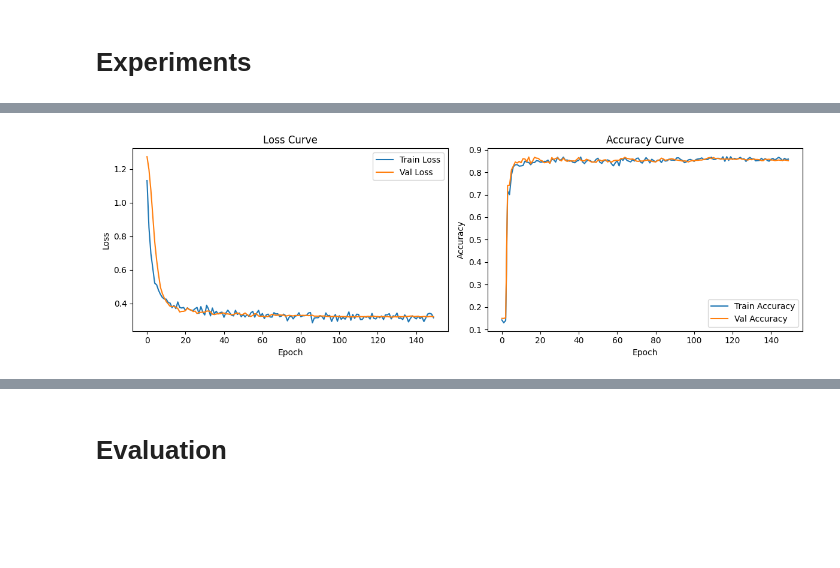
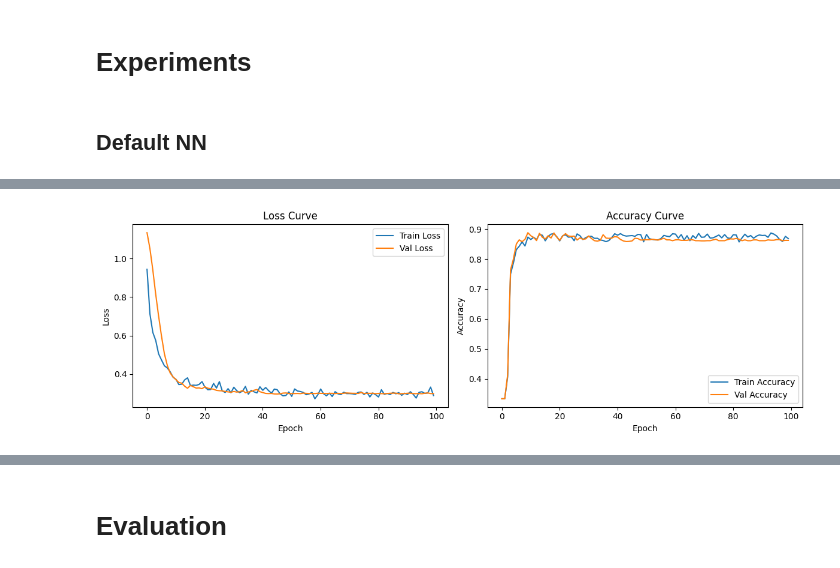
Before and after one commit to gamemeine/ssne, a Jupyter notebook: ex3/main.ipynb, the cells around one changed output, grey strips where cells are left out. Drawn from its saved outputs; the diff is of its cells as text; code cells hidden in the pictures; blank space fills up the shorter version.

Commit message:
Setup 2 models

```diff
--- a/ex3/main.ipynb
+++ b/ex3/main.ipynb
@@ -129,5 +177,8 @@ class_weights
 # %%
 from data import to_dataloader
 
-train_loader = to_dataloader(X_train, y_train.values, batch_size=1024, class_weights=class_weights)
-val_loader = to_dataloader(X_val, y_val.values)
+train_loader_oh = to_dataloader(X_train_oh, y_train.values, batch_size=1024, class_weights=class_weights)
+val_loader_oh = to_dataloader(X_val_oh, y_val.values)
+
+train_loader_ie = to_dataloader(X_train_ie, y_train.values, batch_size=1024, class_weights=class_weights)
+val_loader_ie = to_dataloader(X_val_ie, y_val.values)
@@ -139,0 +185,6 @@ Vector size:  33
+# %%
+vector_size_oh = X_train_oh.shape[1]
+vector_size_ie = X_train_ie.shape[1]
+
+print("Vector size (one-hot encoded): ", vector_size_oh)
+print("Vector size (index encoded): ", vector_size_ie)
@@ -148,7 +202,7 @@ Number of classes:  3
 # %%
 import torch.nn as nn
 
-class NeuralNetwork(nn.Module):
+class DefaultNeuralNetwork(nn.Module):
     def __init__(self, input_size: int, output_size: int = 1, dropout: float = 0.2):
         super().__init__()
 
@@ -178,24 +286,29 @@ class NeuralNetwork(nn.Module):
 # %% [markdown]
 # Experiments
 # %%
-def ordinal_loss(preds, targets):
+def ordinal_loss(preds, targets, weights=(0.5, 2)):
     target1 = (targets > 0).float()
     target2 = (targets > 1).float()
 
-    loss1 = nn.BCEWithLogitsLoss(pos_weight=torch.tensor(0.75))(preds[:, 0], target1)
-    loss2 = nn.BCEWithLogitsLoss(pos_weight=torch.tensor(2))(preds[:, 1], target2)
+    target1_weight, target2_weight = weights
+
+    loss1 = nn.BCEWithLogitsLoss(pos_weight=torch.tensor(target1_weight))(preds[:, 0], target1)
+    loss2 = nn.BCEWithLogitsLoss(pos_weight=torch.tensor(target2_weight))(preds[:, 1], target2)
 
     return loss1 + loss2
+# %% [markdown]
+## Default NN
 # %%
 from train import Trainer
 
-model = NeuralNetwork(input_size=vector_size, output_size=num_classes-1, dropout=0.1)
-optim = torch.optim.AdamW(model.parameters(), lr=1e-4, weight_decay=2e-1)
+nn_model = DefaultNeuralNetwork(input_size=vector_size_oh, output_size=num_classes-1, dropout=0.1)
+optim = torch.optim.AdamW(nn_model.parameters(), lr=1e-4, weight_decay=2e-1)
+scheduler = torch.optim.lr_scheduler.ReduceLROnPlateau(optim, patience=5, factor=0.1, verbose=True)
 criterion = ordinal_loss
 
-trainer = Trainer(model)
+trainer = Trainer(nn_model)
 trainer.to_device(device)
-trainer.compile(optimizer=optim, criterion=criterion)
+trainer.compile(optimizer=optim, criterion=criterion, scheduler=scheduler)
 
-trainer.fit(train_loader, val_loader, epochs=150)
+trainer.fit(train_loader_oh, val_loader_oh, epochs=100)
 # %% [output]
@@ -219 +332 @@ Epoch 150/150 - Train Loss: 0.31 - Val Loss: 0.32 - Val Acc: 0.8521 - LR: 1.5625
-[figure, old version]
+[figure, new version]
```
Also changed, not shown: parts of 18 cells of this notebook, 4 other files.
